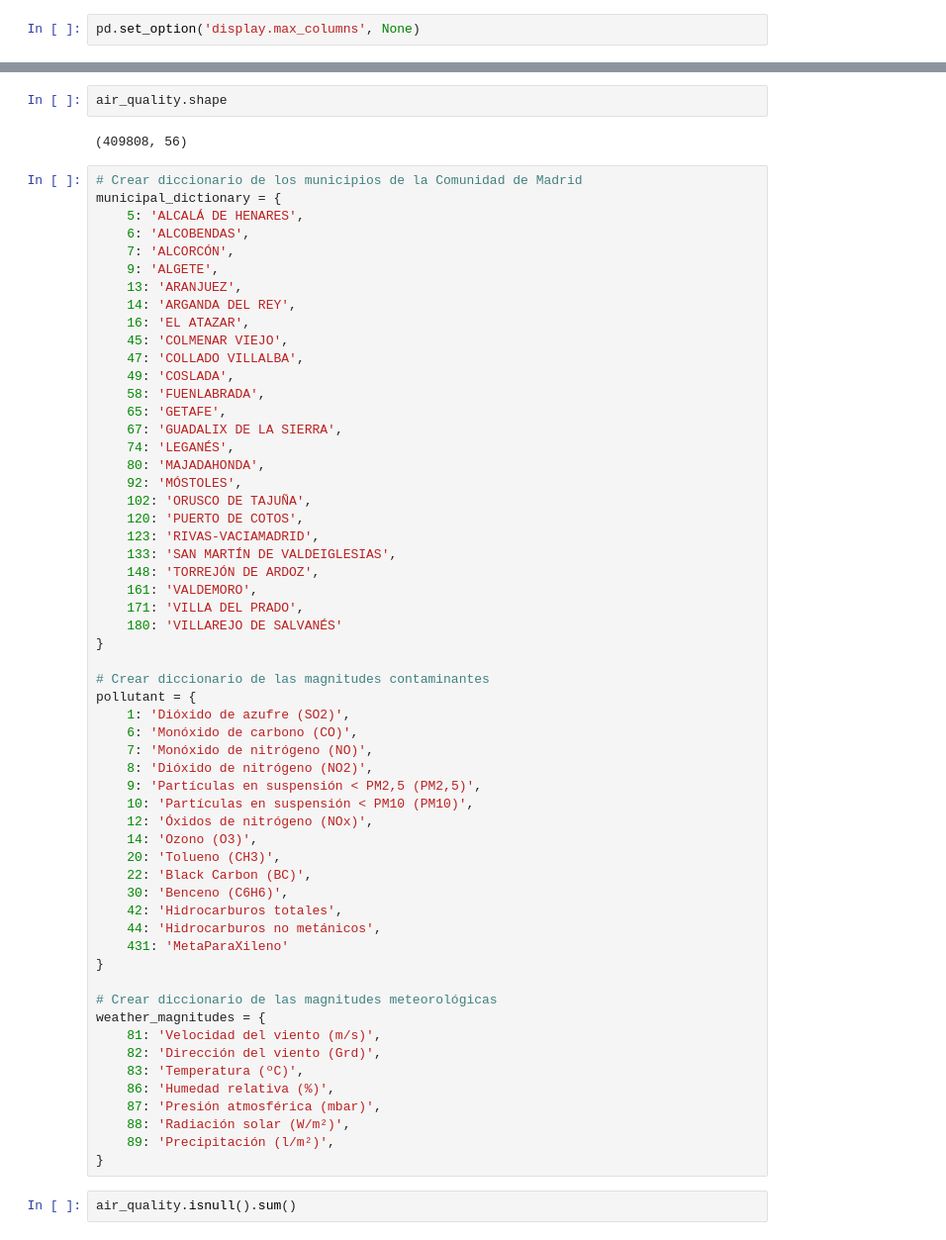
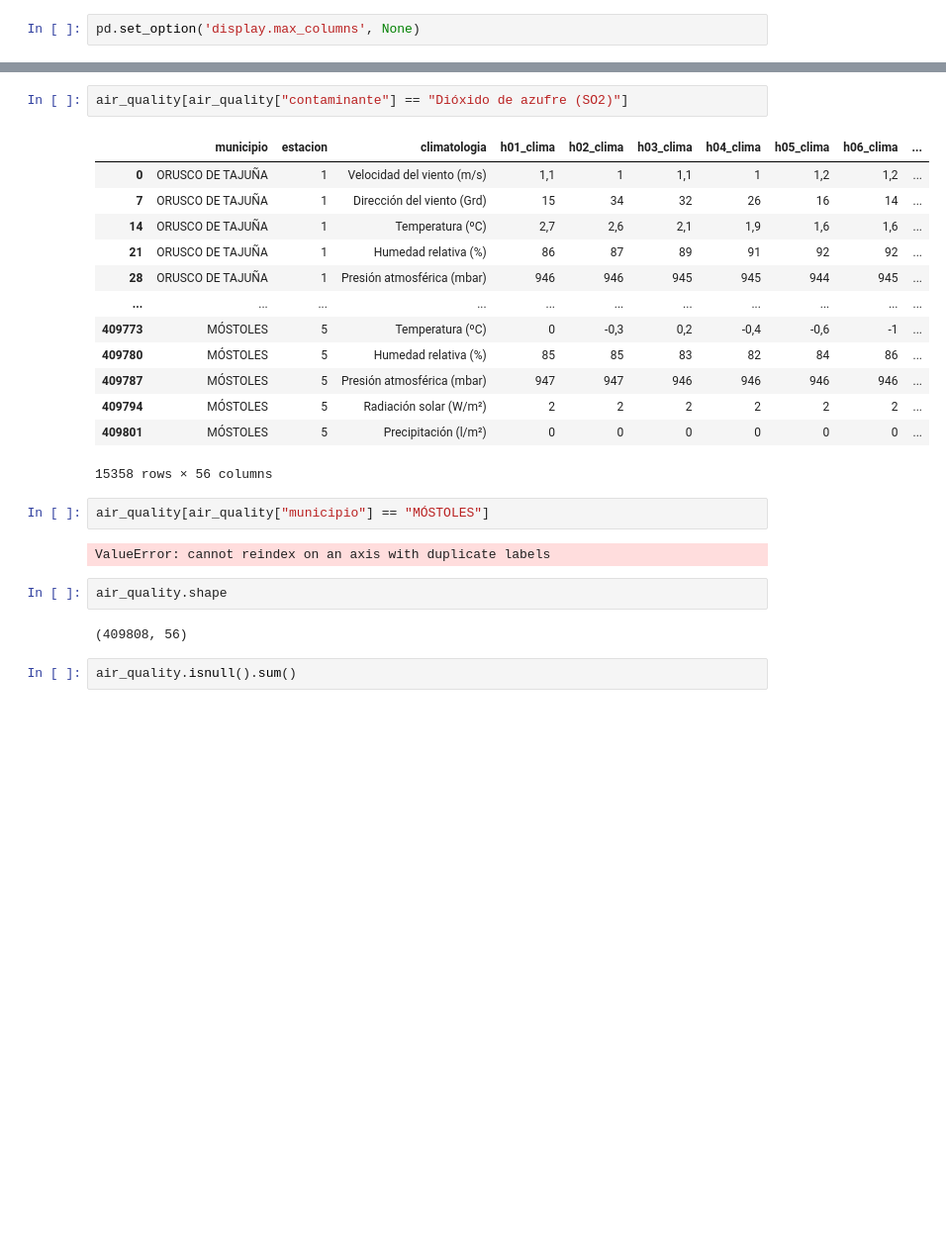
Before and after one commit to Yakondra/Final-project-air-quality, a Jupyter notebook: src/air_quality_2.ipynb, the cells around one changed output, grey strips where cells are left out. Shown at 99% size. Cells and saved outputs as stored; diff of their text form; blank space fills up the shorter version.

```diff
--- a/src/air_quality_2.ipynb
+++ b/src/air_quality_2.ipynb
@@ -270,67 +212,30 @@ Data columns (total 56 columns):
  55  fecha         409808 non-null  object
 dtypes: int64(2), object(54)
 memory usage: 175.1+ MB
+# %%
+air_quality[air_quality["contaminante"] == "Dióxido de azufre (SO2)"]
+# %% [output]
+|  | municipio | estacion | climatologia | h01_clima | h02_clima | h03_clima | h04_clima | h05_clima | h06_clima | ... |
+| 0 | ORUSCO DE TAJUÑA | 1 | Velocidad del viento (m/s) | 1,1 | 1 | 1,1 | 1 | 1,2 | 1,2 | ... |
+| 7 | ORUSCO DE TAJUÑA | 1 | Dirección del viento (Grd) | 15 | 34 | 32 | 26 | 16 | 14 | ... |
+| 14 | ORUSCO DE TAJUÑA | 1 | Temperatura (ºC) | 2,7 | 2,6 | 2,1 | 1,9 | 1,6 | 1,6 | ... |
+| 21 | ORUSCO DE TAJUÑA | 1 | Humedad relativa (%) | 86 | 87 | 89 | 91 | 92 | 92 | ... |
+| 28 | ORUSCO DE TAJUÑA | 1 | Presión atmosférica (mbar) | 946 | 946 | 945 | 945 | 944 | 945 | ... |
+| ... | ... | ... | ... | ... | ... | ... | ... | ... | ... | ... |
+| 409773 | MÓSTOLES | 5 | Temperatura (ºC) | 0 | -0,3 | 0,2 | -0,4 | -0,6 | -1 | ... |
+| 409780 | MÓSTOLES | 5 | Humedad relativa (%) | 85 | 85 | 83 | 82 | 84 | 86 | ... |
+| 409787 | MÓSTOLES | 5 | Presión atmosférica (mbar) | 947 | 947 | 946 | 946 | 946 | 946 | ... |
+| 409794 | MÓSTOLES | 5 | Radiación solar (W/m²) | 2 | 2 | 2 | 2 | 2 | 2 | ... |
+| 409801 | MÓSTOLES | 5 | Precipitación (l/m²) | 0 | 0 | 0 | 0 | 0 | 0 | ... |
+15358 rows × 56 columns
+# %%
+air_quality[air_quality["municipio"] == "MÓSTOLES"]
+# %% [output]
+ValueError: cannot reindex on an axis with duplicate labels
 # %%
 air_quality.shape
 # %% [output]
 (409808, 56)
-# %%
-# Crear diccionario de los municipios de la Comunidad de Madrid
-municipal_dictionary = {
-    5: 'ALCALÁ DE HENARES',
-    6: 'ALCOBENDAS',
-    7: 'ALCORCÓN',
-    9: 'ALGETE',
-    13: 'ARANJUEZ',
-    14: 'ARGANDA DEL REY',
-    16: 'EL ATAZAR',
-    45: 'COLMENAR VIEJO',
-    47: 'COLLADO VILLALBA',
-    49: 'COSLADA',
-    58: 'FUENLABRADA',
-    65: 'GETAFE',
-    67: 'GUADALIX DE LA SIERRA',
-    74: 'LEGANÉS',
-    80: 'MAJADAHONDA',
-    92: 'MÓSTOLES',
-    102: 'ORUSCO DE TAJUÑA',
-    120: 'PUERTO DE COTOS',
-    123: 'RIVAS-VACIAMADRID',
-    133: 'SAN MARTÍN DE VALDEIGLESIAS',
-    148: 'TORREJÓN DE ARDOZ',
-    161: 'VALDEMORO',
-    171: 'VILLA DEL PRADO',
-    180: 'VILLAREJO DE SALVANÉS'
-}
-
-# Crear diccionario de las magnitudes contaminantes
-pollutant = {
-    1: 'Dióxido de azufre (SO2)',
-    6: 'Monóxido de carbono (CO)',
-    7: 'Monóxido de nitrógeno (NO)',
-    8: 'Dióxido de nitrógeno (NO2)',
-    9: 'Partículas en suspensión < PM2,5 (PM2,5)',
-    10: 'Partículas en suspensión < PM10 (PM10)',
-    12: 'Óxidos de nitrógeno (NOx)',
-    14: 'Ozono (O3)',
-    20: 'Tolueno (CH3)',
-    22: 'Black Carbon (BC)',
-    30: 'Benceno (C6H6)',
-    42: 'Hidrocarburos totales',
-    44: 'Hidrocarburos no metánicos',
-    431: 'MetaParaXileno'
-}
-
-# Crear diccionario de las magnitudes meteorológicas
-weather_magnitudes = {
-    81: 'Velocidad del viento (m/s)',
-    82: 'Dirección del viento (Grd)',
-    83: 'Temperatura (ºC)',
-    86: 'Humedad relativa (%)',
-    87: 'Presión atmosférica (mbar)',
-    88: 'Radiación solar (W/m²)',
-    89: 'Precipitación (l/m²)',
-}
 # %%
 air_quality.isnull().sum()
 # %% [output]
```
Also changed, not shown: parts of 10 cells of this notebook, 17 other files.
